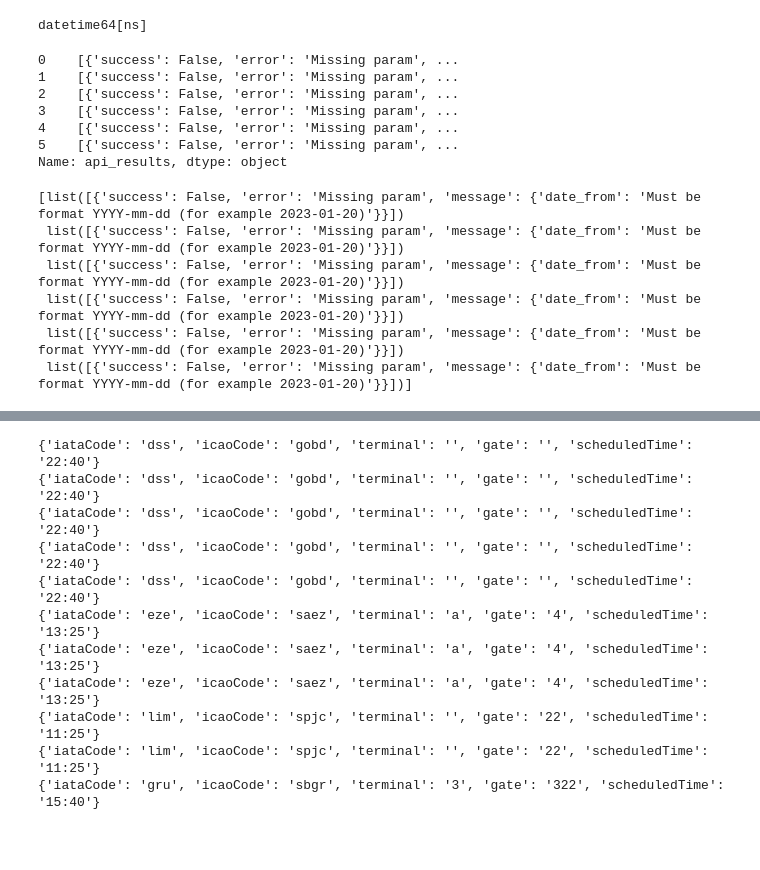
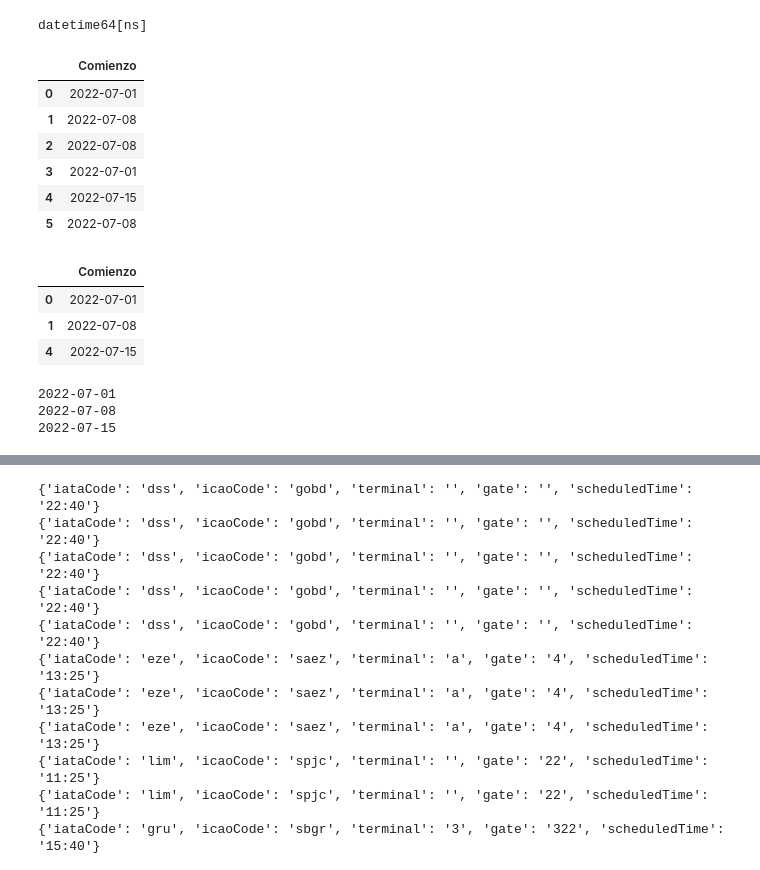
Before and after one commit to Ana-G-data/ETL-Pipeline, a Jupyter notebook: api_call.ipynb, the cells around one changed output, grey strips where cells are left out. Drawn from its saved outputs; the diff is of its cells as text; code cells hidden in the pictures; blank space fills up the shorter version.

```diff
--- a/api_call.ipynb
+++ b/api_call.ipynb
@@ -152,33 +161,40 @@ arrivals["Comienzo"] = pd.to_datetime(arrivals["Comienzo"], format="%Y/%m/%d")
 print(arrivals["Comienzo"].dtype)
 # %% [output]
 datetime64[ns]
+# %%
+
+api_call_fecha=pd.DataFrame (arrivals['Comienzo']-timedelta(days=1)+timedelta(days=365))
+type(api_call_fecha)
+api_call_fecha
+# %% [output]
+|  | Comienzo |
+| 0 | 2022-07-01 |
+| 1 | 2022-07-08 |
+| 2 | 2022-07-08 |
+| 3 | 2022-07-01 |
+| 4 | 2022-07-15 |
+| 5 | 2022-07-08 |
+# %%
+api_call_fecha=api_call_fecha.drop_duplicates()
+api_call_fecha
+# %% [output]
+|  | Comienzo |
+| 0 | 2022-07-01 |
+| 1 | 2022-07-08 |
+| 4 | 2022-07-15 |
 # %%
 def call_api(date):
+
+    date = str(date).split()[0]
+    print(date)
     api_result = requests.get(f'https://app.goflightlabs.com/historical/{date}?access_key={token3}&code=MAD&type=arrival')
     return api_result.json()
 
 # Aplicar la función a la columna "Comienzo" del DataFrame
 #arrivals["api_results"] = arrivals["Comienzo"].apply(call_api)
 
-arrivals["api_results"] = arrivals["Comienzo"].apply(call_api)
-
-print(arrivals['api_results'])
+arrivals["api_results"] = api_call_fecha['Comienzo'].apply(call_api)
 # %% [output]
-0    [{'success': False, 'error': 'Missing param', ...
-1    [{'success': False, 'error': 'Missing param', ...
-2    [{'success': False, 'error': 'Missing param', ...
-3    [{'success': False, 'error': 'Missing param', ...
-4    [{'success': False, 'error': 'Missing param', ...
-5    [{'success': False, 'error': 'Missing param', ...
-Name: api_results, dtype: object
+2022-07-01
+2022-07-08
+2022-07-15
-# %%
-valores_array = arrivals["api_results"].to_numpy()
-
-print(valores_array)
-# %% [output]
-[list([{'success': False, 'error': 'Missing param', 'message': {'date_from': 'Must be format YYYY-mm-dd (for example 2023-01-20)'}}])
- list([{'success': False, 'error': 'Missing param', 'message': {'date_from': 'Must be format YYYY-mm-dd (for example 2023-01-20)'}}])
- list([{'success': False, 'error': 'Missing param', 'message': {'date_from': 'Must be format YYYY-mm-dd (for example 2023-01-20)'}}])
- list([{'success': False, 'error': 'Missing param', 'message': {'date_from': 'Must be format YYYY-mm-dd (for example 2023-01-20)'}}])
- list([{'success': False, 'error': 'Missing param', 'message': {'date_from': 'Must be format YYYY-mm-dd (for example 2023-01-20)'}}])
- list([{'success': False, 'error': 'Missing param', 'message': {'date_from': 'Must be format YYYY-mm-dd (for example 2023-01-20)'}}])]
```
Also changed, not shown: parts of 10 cells of this notebook, 3 other files.
